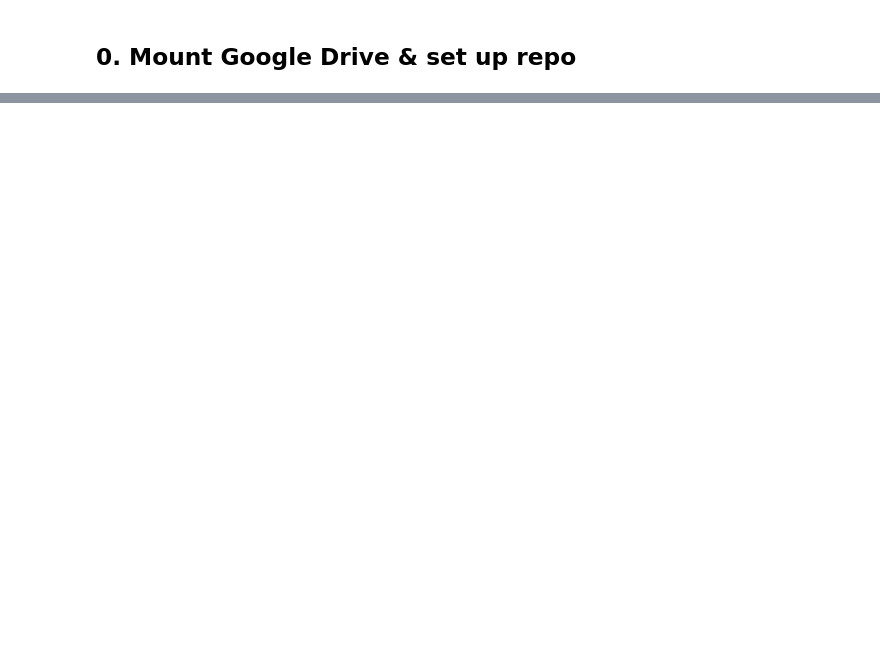
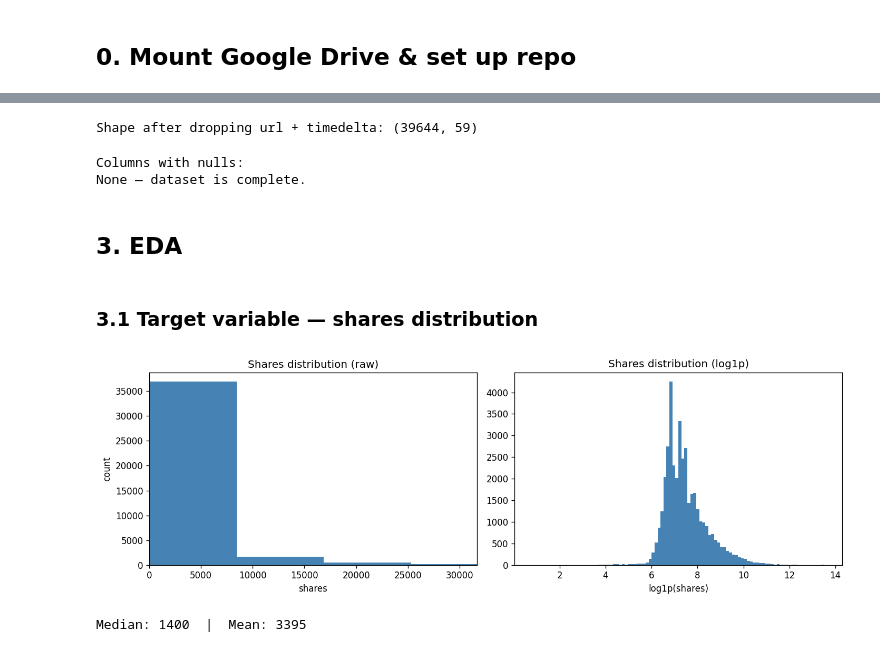
Before and after one commit to yh6384-design/ML_Online_News_Popularity, a Jupyter notebook: NB1_EDA_Preprocessing.ipynb, the cells around one changed output, grey strips where cells are left out. Cells and saved outputs as stored; diff of their text form; code cells hidden in the pictures; blank space fills up the shorter version.

```diff
--- a/NB1_EDA_Preprocessing.ipynb
+++ b/NB1_EDA_Preprocessing.ipynb
@@ -84,0 +84,12 @@ Setup complete.
+# %%
+import pandas as pd
+import numpy as np
+import matplotlib.pyplot as plt
+import seaborn as sns
+from sklearn.model_selection import train_test_split
+from sklearn.preprocessing import StandardScaler
+
+pd.set_option('display.max_columns', 60)
+plt.rcParams['figure.dpi'] = 120
+RANDOM_STATE = 42
+print('Libraries loaded.')
@@ -84,0 +100,8 @@ Setup complete.
+# %%
+df = pd.read_csv(RAW_CSV)
+
+# strip column names
+df.columns = df.columns.str.strip()
+
+print(f'Shape: {df.shape}')
+df.head()
@@ -84,0 +117,35 @@ Setup complete.
+# %%
+# Drop non-predictive columns
+df = df.drop(columns=['url', 'timedelta'])
+print(f'Shape after dropping url + timedelta: {df.shape}')
+# %% [output]
+Shape after dropping url + timedelta: (39644, 59)
+# %%
+# Check for missing values
+null_counts = df.isnull().sum()
+print('Columns with nulls:')
+print(null_counts[null_counts > 0] if null_counts.any() else 'None — dataset is complete.')
+# %% [output]
+Columns with nulls:
+None — dataset is complete.
+# %% [markdown]
+## 3. EDA
+# %% [markdown]
+### 3.1 Target variable — shares distribution
+# %%
+fig, axes = plt.subplots(1, 2, figsize=(12, 4))
+axes[0].hist(df['shares'], bins=100, color='steelblue', edgecolor='none')
+axes[0].set_title('Shares distribution (raw)')
+axes[0].set_xlabel('shares')
+axes[0].set_ylabel('count')
+axes[0].set_xlim(0, df['shares'].quantile(0.99))
+axes[1].hist(np.log1p(df['shares']), bins=100, color='steelblue', edgecolor='none')
+axes[1].set_title('Shares distribution (log1p)')
+axes[1].set_xlabel('log1p(shares)')
+plt.tight_layout()
+plt.savefig(f'{OUTPUTS_DIR}/fig_shares_distribution.png', bbox_inches='tight')
+plt.show()
+print(f'Median: {df["shares"].median():.0f}  |  Mean: {df["shares"].mean():.0f}')
+# %% [output]
+[figure, added]
+Median: 1400  |  Mean: 3395
```
Also changed, not shown: parts of 39 cells of this notebook.
